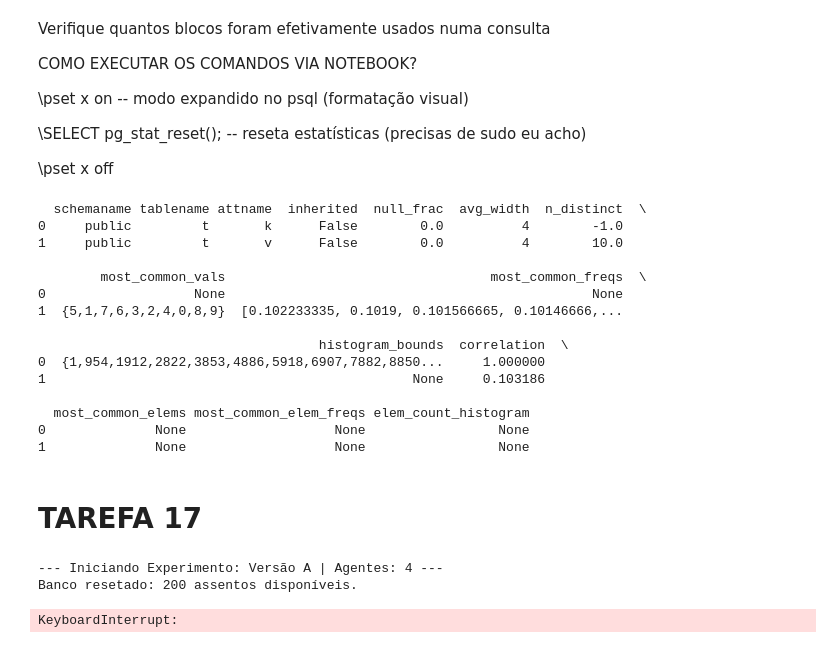
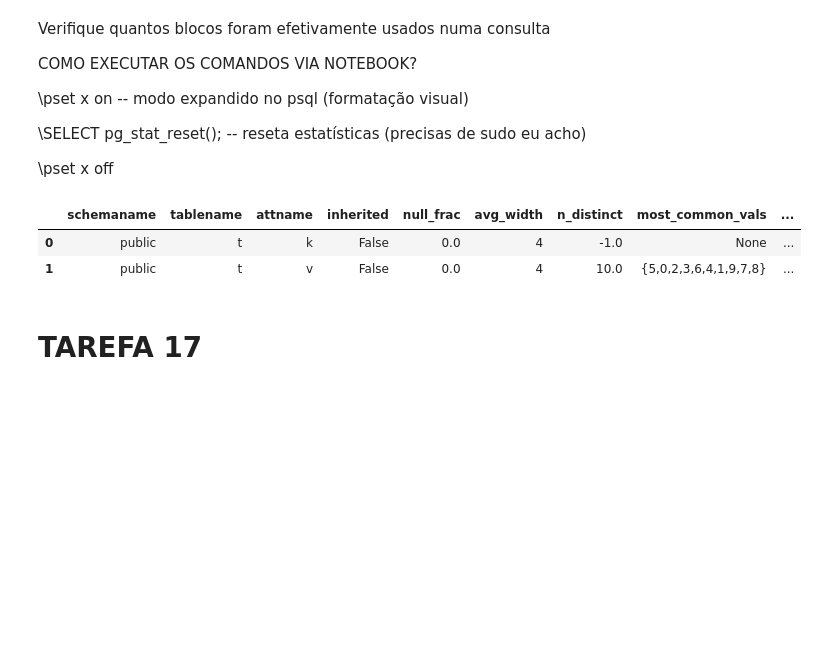
Before and after one commit to MVP-Willian/TP3_BD1_2025-02, a Jupyter notebook: Tarefas_michael.ipynb, the cells around one changed output. Saved outputs shown, nothing was run; the diff lists cells and outputs as text; code cells hidden in the pictures; blank space fills up the shorter version.

```diff
--- a/Tarefas_michael.ipynb
+++ b/Tarefas_michael.ipynb
@@ -169,35 +197,21 @@ COMO EXECUTAR OS COMANDOS VIA NOTEBOOK?
 # %%
 conn.rollback()
 
 cursor.execute("""
 SELECT pg_sleep(1);
 """)
 
 cursor.execute("""
 SELECT * FROM pg_stats WHERE tablename = 't';
 """)
 columns = [desc[0] for desc in cursor.description]
-resultado = cursor.fetchall()
-
-df = pd.DataFrame(resultado, columns=columns)
-
-print(df)
+resultados = cursor.fetchall()
+df = pd.DataFrame(resultados, columns=columns)
+display(df)
 # %% [output]
-  schemaname tablename attname  inherited  null_frac  avg_width  n_distinct  \
-0     public         t       k      False        0.0          4        -1.0
-1     public         t       v      False        0.0          4        10.0
-
-        most_common_vals                                  most_common_freqs  \
-0                   None                                               None
-1  {5,1,7,6,3,2,4,0,8,9}  [0.102233335, 0.1019, 0.101566665, 0.10146666,...
-
-                                    histogram_bounds  correlation  \
-0  {1,954,1912,2822,3853,4886,5918,6907,7882,8850...     1.000000
-1                                               None     0.103186
-
-  most_common_elems most_common_elem_freqs elem_count_histogram
-0              None                   None                 None
-1              None                   None                 None
+|  | schemaname | tablename | attname | inherited | null_frac | avg_width | n_distinct | most_common_vals | ... |
+| 0 | public | t | k | False | 0.0 | 4 | -1.0 | None | ... |
+| 1 | public | t | v | False | 0.0 | 4 | 10.0 | {5,0,2,3,6,4,1,9,7,8} | ... |
 # %% [markdown]
 # TAREFA 17
 # %%
@@ -401,48 +431,3 @@ class SistemaReservas:
-# %%
-# --- CONFIGURAÇÃO DA EXECUÇÃO ---
-# Escolha a versão: 'a' ou 'b'
-VERSAO = 'a'
-
-# Escolha o nível: extensions.ISOLATION_LEVEL_READ_COMMITTED ou ISOLATION_LEVEL_SERIALIZABLE
-NIVEL_ISOLAMENTO = extensions.ISOLATION_LEVEL_READ_COMMITTED
-
-# Quantidade de agentes (threads): 1, 2, 4, 6, 8, 10
-NUM_AGENTES = 4
-
-# --- EXECUÇÃO ---
-print(f"--- Iniciando Experimento: Versão {VERSAO.upper()} | Agentes: {NUM_AGENTES} ---")
-
-sistema = SistemaReservas(NIVEL_ISOLAMENTO)
-sistema.setup_database() # Reseta a tabela para true
-
-start_time = time.time()
-
-threads = []
-for i in range(NUM_AGENTES):
-    t = threading.Thread(target=sistema.worker, args=(i, VERSAO))
-    threads.append(t)
-    t.start()
-
-for t in threads:
-    t.join()
-
-end_time = time.time()
-tempo_total = end_time - start_time
-
-print(f"\nExperimento Concluído!")
-print(f"Tempo Total: {tempo_total:.2f} segundos")
-
-# Validação final
-conn = sistema.get_connection()
-cur = conn.cursor()
-cur.execute("SELECT COUNT(*) FROM Assentos WHERE disp = FALSE")
-total_vendidos = cur.fetchone()[0]
-print(f"Total de assentos reservados no banco: {total_vendidos}/{TOTAL_ASSENTOS}")
-conn.close()
-# %% [output]
---- Iniciando Experimento: Versão A | Agentes: 4 ---
-Banco resetado: 200 assentos disponíveis.
-KeyboardInterrupt:
 # %%
 # --- EXECUÇÃO ---
 def executar_experimento(NUM_AGENTES, VERSAO, NIVEL_ISOLAMENTO):
```
Also changed, not shown: parts of 18 cells of this notebook, 1 other file.
